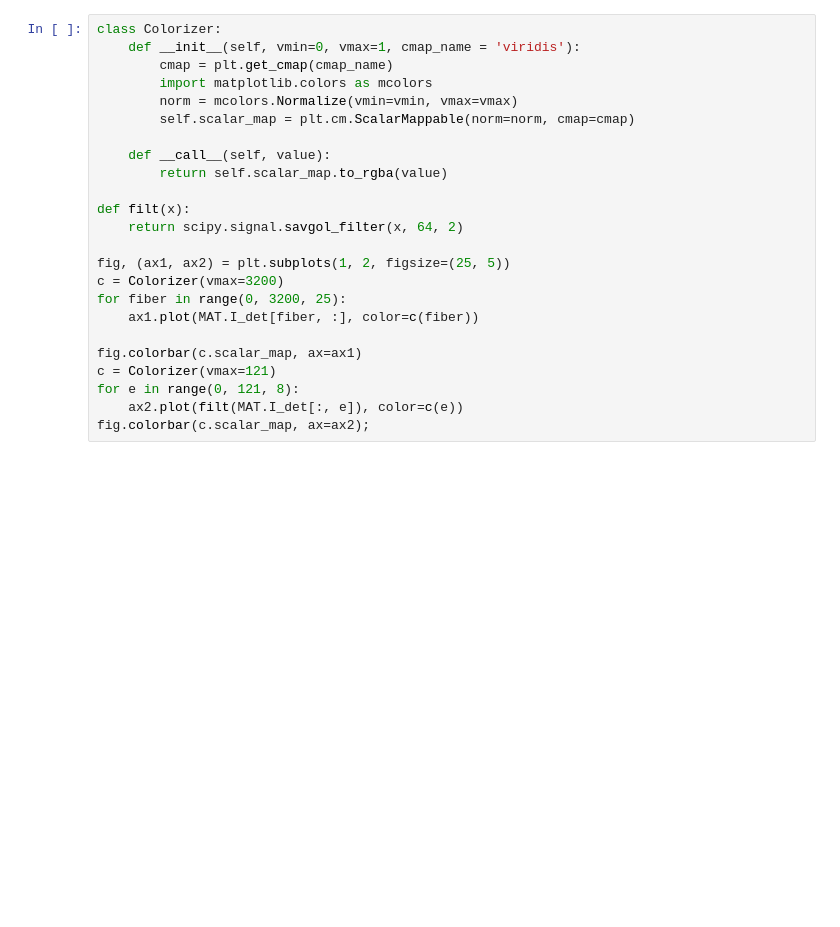
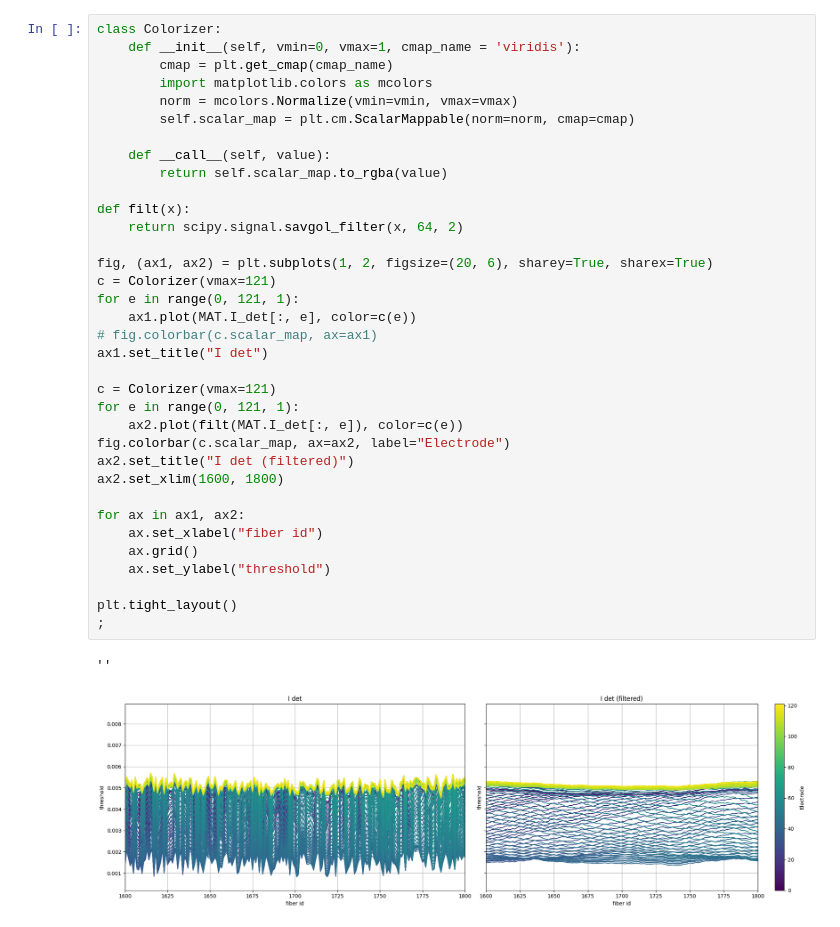
Before and after one commit to jacobdenobel/abt, a Jupyter notebook: notebooks/fiber_analysis.ipynb, the cells around one changed output. Drawn from its saved outputs; the diff is of its cells as text; blank space fills up the shorter version.

```diff
--- a/notebooks/fiber_analysis.ipynb
+++ b/notebooks/fiber_analysis.ipynb
@@ -1,27 +79,41 @@
 # %%
 class Colorizer:
     def __init__(self, vmin=0, vmax=1, cmap_name = 'viridis'):
         cmap = plt.get_cmap(cmap_name)
         import matplotlib.colors as mcolors
         norm = mcolors.Normalize(vmin=vmin, vmax=vmax)
         self.scalar_map = plt.cm.ScalarMappable(norm=norm, cmap=cmap)
 
     def __call__(self, value):
         return self.scalar_map.to_rgba(value)
 
 def filt(x):
     return scipy.signal.savgol_filter(x, 64, 2)
 
-fig, (ax1, ax2) = plt.subplots(1, 2, figsize=(25, 5))
-c = Colorizer(vmax=3200)
-for fiber in range(0, 3200, 25):
-    ax1.plot(MAT.I_det[fiber, :], color=c(fiber))
+fig, (ax1, ax2) = plt.subplots(1, 2, figsize=(20, 6), sharey=True, sharex=True)
+c = Colorizer(vmax=121)
+for e in range(0, 121, 1):
+    ax1.plot(MAT.I_det[:, e], color=c(e))
+# fig.colorbar(c.scalar_map, ax=ax1)
+ax1.set_title("I det")
 
-fig.colorbar(c.scalar_map, ax=ax1)
 c = Colorizer(vmax=121)
-for e in range(0, 121, 8):
+for e in range(0, 121, 1):
     ax2.plot(filt(MAT.I_det[:, e]), color=c(e))
-fig.colorbar(c.scalar_map, ax=ax2);
+fig.colorbar(c.scalar_map, ax=ax2, label="Electrode")
+ax2.set_title("I det (filtered)")
+ax2.set_xlim(1600, 1800)
+
+for ax in ax1, ax2:
+    ax.set_xlabel("fiber id")
+    ax.grid()
+    ax.set_ylabel("threshold")
+
+plt.tight_layout()
+;
+# %% [output]
+''
+[figure, added]
 # %%
 freq_f, (ax1, ax2, ax3) = plt.subplots(1, 3, figsize=(20, 5))
 
```
Also changed, not shown: parts of 4 cells of this notebook, 12 other files.
